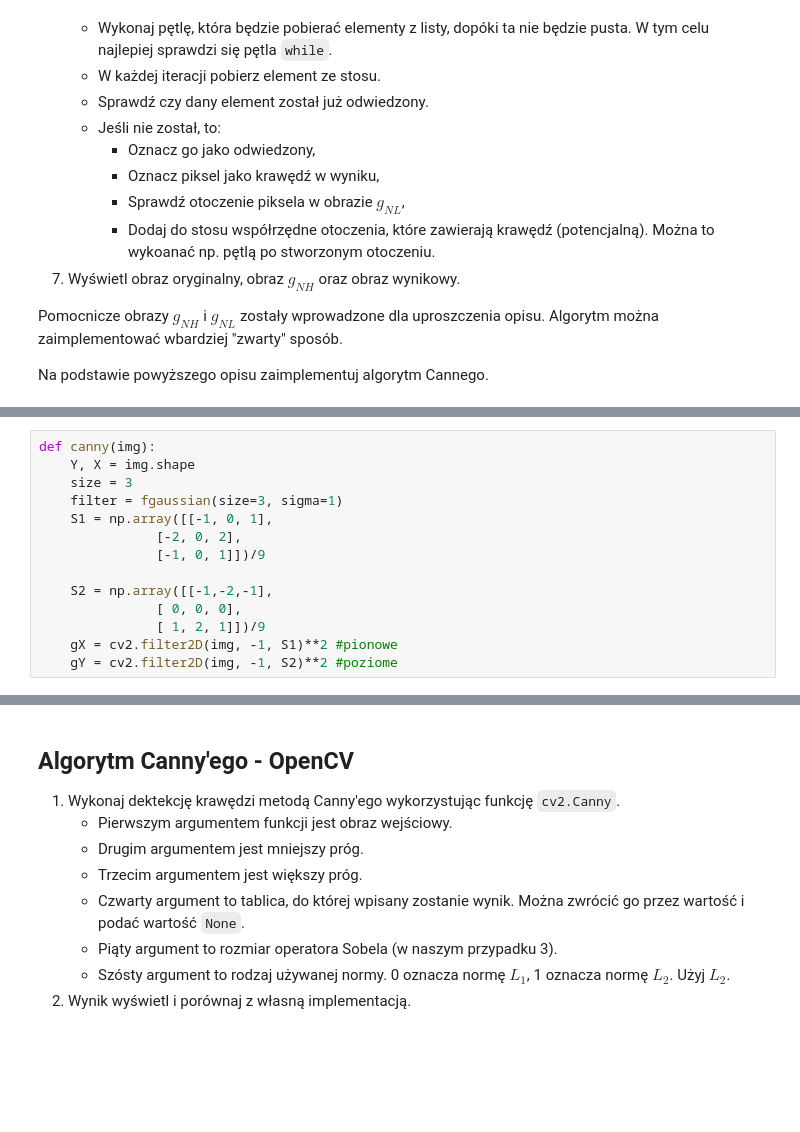
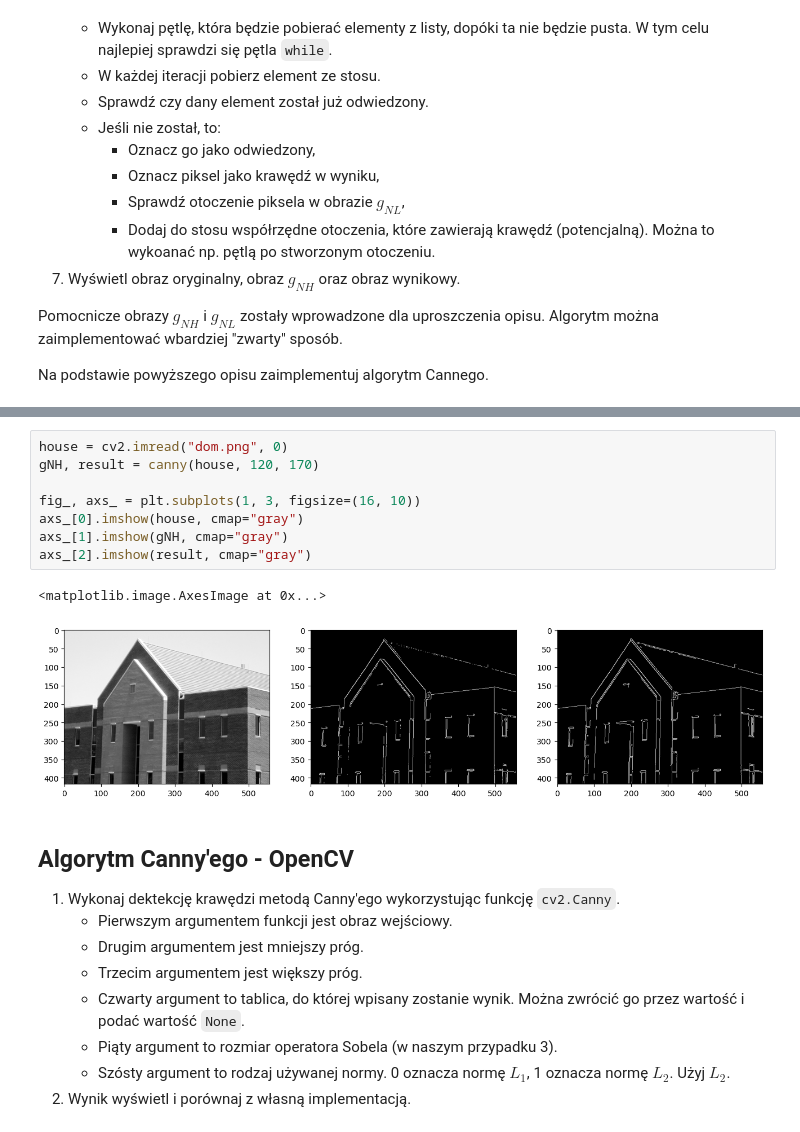
Before and after one commit to anetaap/Digital-Image-Processing, a Jupyter notebook: lab9/09_Canny.ipynb, the cells around one changed output, grey strips where cells are left out. Cells and saved outputs as stored; diff of their text form; blank space fills up the shorter version.

```diff
--- a/lab9/09_Canny.ipynb
+++ b/lab9/09_Canny.ipynb
@@ -205,14 +203,0 @@ def fgaussian(size, sigma):
-# %%
-def canny(img):
-    Y, X = img.shape
-    size = 3
-    filter = fgaussian(size=3, sigma=1)
-    S1 = np.array([[-1, 0, 1],
-               [-2, 0, 2],
-               [-1, 0, 1]])/9
-
-    S2 = np.array([[-1,-2,-1],
-               [ 0, 0, 0],
-               [ 1, 2, 1]])/9
-    gX = cv2.filter2D(img, -1, S1)**2 #pionowe
-    gY = cv2.filter2D(img, -1, S2)**2 #poziome
@@ -221,3 +266,14 @@ IndentationError: expected an indented block (3323744091.py, line 1)
+# %%
+house = cv2.imread("dom.png", 0)
+gNH, result = canny(house, 120, 170)
+
+fig_, axs_ = plt.subplots(1, 3, figsize=(16, 10))
+axs_[0].imshow(house, cmap="gray")
+axs_[1].imshow(gNH, cmap="gray")
+axs_[2].imshow(result, cmap="gray")
+# %% [output]
+<matplotlib.image.AxesImage at 0x...>
+[figure, added]
 # %% [markdown]
 ## Algorytm Canny'ego - OpenCV
 
```
Also changed, not shown: parts of 11 cells of this notebook, 4 other files.
